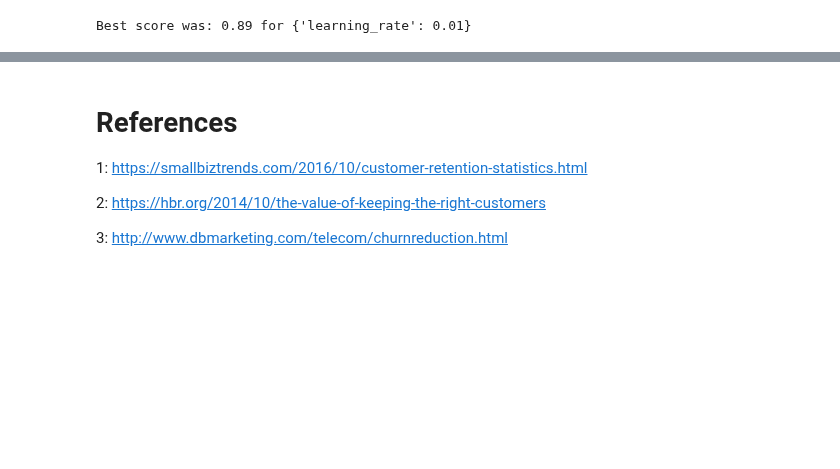
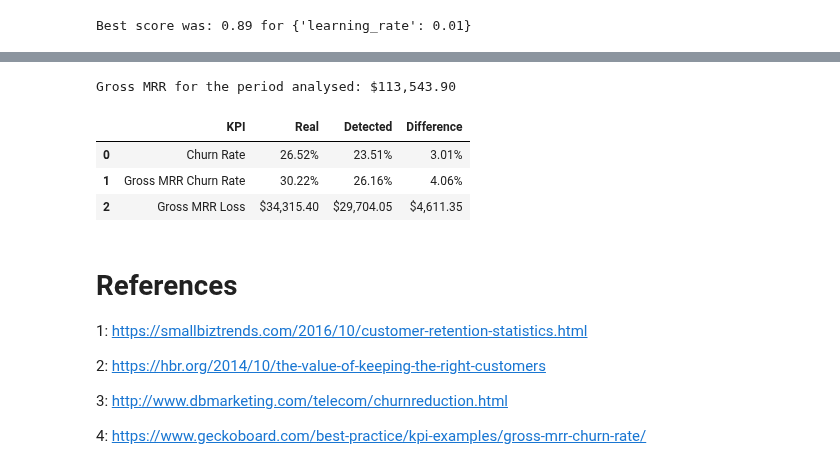
Before and after one commit to cfantecelle/data_science_portfolio, a Jupyter notebook: project_churn/churn_prediction.ipynb, the cells around one changed output, grey strips where cells are left out. Cells and saved outputs as stored; diff of their text form; code cells hidden in the pictures; blank space fills up the shorter version.

Commit message:
Updated churn analysis

```diff
--- a/project_churn/churn_prediction.ipynb
+++ b/project_churn/churn_prediction.ipynb
@@ -523,3 +636,11 @@ Best score was: 0.89 for {'learning_rate': 0.01}
+# %%
+calcChurnKPIs(y_test, y_pred, X_test_backup, 'MonthlyCharges')
+# %% [output]
+Gross MRR for the period analysed: $113,543.90
+|  | KPI | Real | Detected | Difference |
+| 0 | Churn Rate | 26.52% | 23.51% | 3.01% |
+| 1 | Gross MRR Churn Rate | 30.22% | 26.16% | 4.06% |
+| 2 | Gross MRR Loss | $34,315.40 | $29,704.05 | $4,611.35 |
 # %% [markdown]
 # References
 1: https://smallbiztrends.com/2016/10/customer-retention-statistics.html
@@ -527,3 +648,5 @@ Best score was: 0.89 for {'learning_rate': 0.01}
 2: https://hbr.org/2014/10/the-value-of-keeping-the-right-customers
 
 3: http://www.dbmarketing.com/telecom/churnreduction.html
+
+4: https://www.geckoboard.com/best-practice/kpi-examples/gross-mrr-churn-rate/
```
Also changed, not shown: parts of 11 cells of this notebook, 1 other file.
